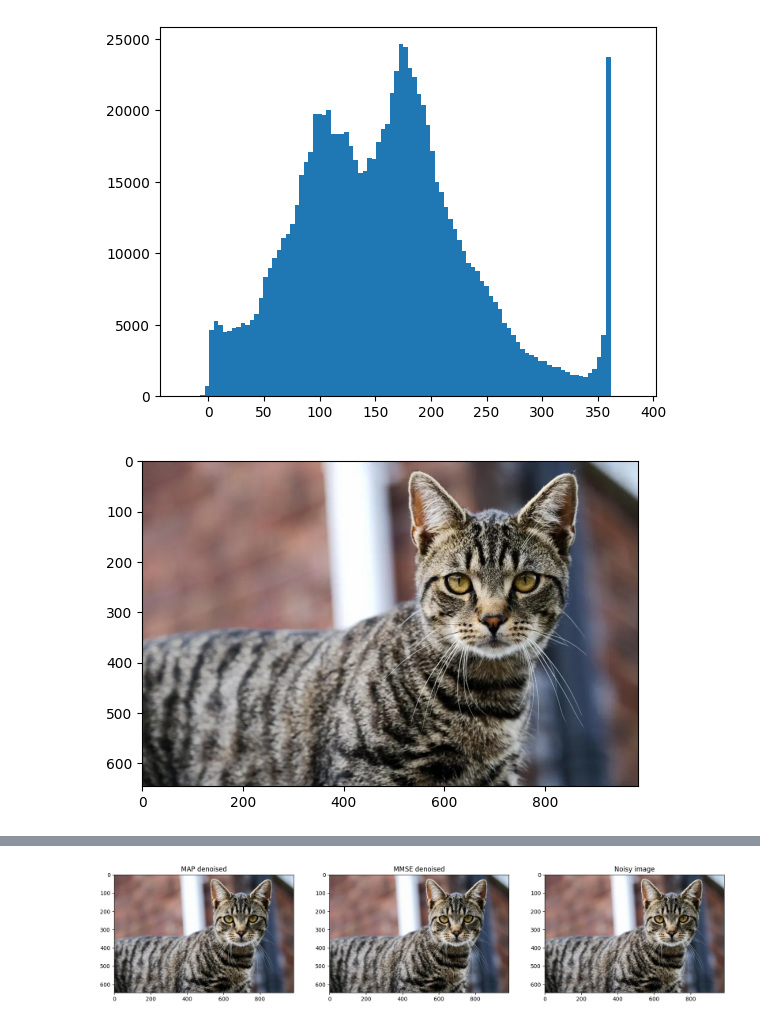
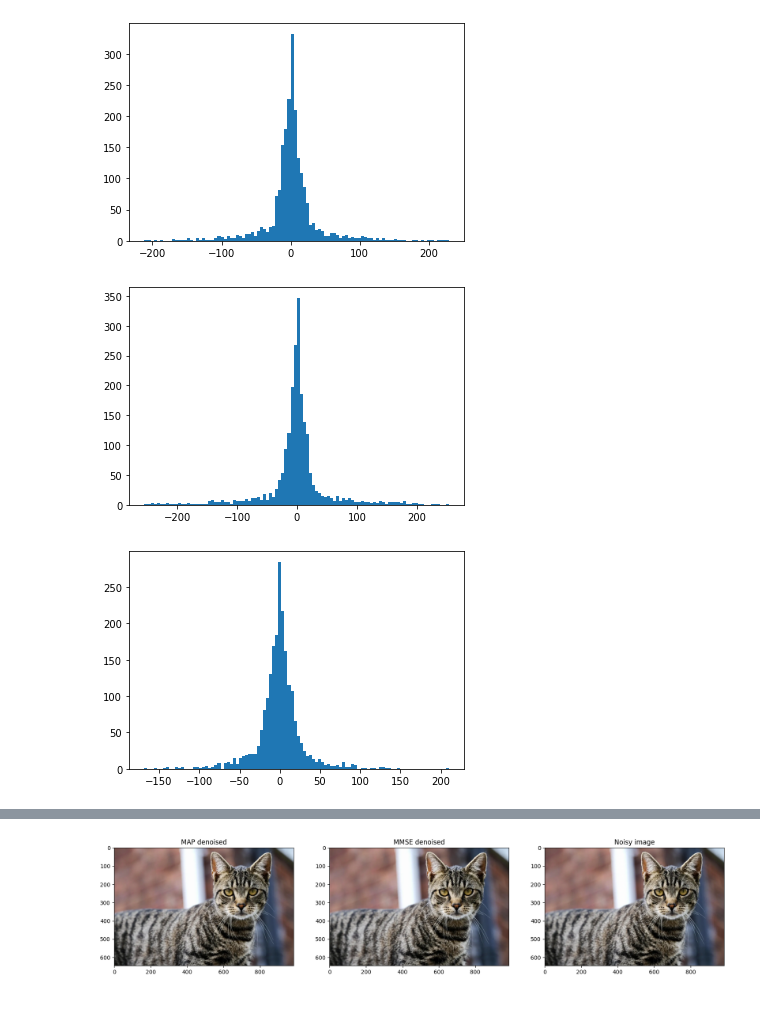
Before and after one commit to anvuongb/ece565_final, a Jupyter notebook: images.ipynb, the cells around one changed output, grey strips where cells are left out. Saved outputs shown, nothing was run; the diff lists cells and outputs as text; code cells hidden in the pictures.

```diff
--- a/images.ipynb
+++ b/images.ipynb
@@ -48,12 +59,11 @@ plt.show()
-# %%
-plt.hist(cA, bins=100)
-plt.show()
-# %% [output]
-[figure, removed]
-# %%
-Xinv = pywt.idwt(cA, cD, 'db2')
-imageInv_noisy = Xinv.astype(np.uint8).reshape(s)[:,:,::-1]
-plt.imshow(imageInv_noisy)
-plt.show()
-# %% [output]
-[figure, removed]
+# %%
+plt.hist(LH.ravel(), bins=100)
+plt.show()
+plt.hist(HL.ravel(), bins=100)
+plt.show()
+plt.hist(HH.ravel(), bins=100)
+plt.show()
+# %% [output]
+[figure, added]
+[figure, added]
+[figure, added]
```
Also changed, not shown: parts of 18 cells of this notebook, 2 other files.
